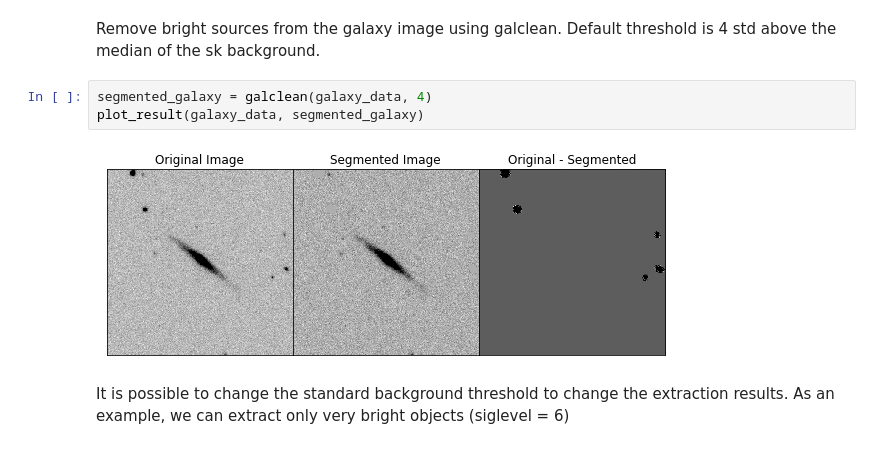
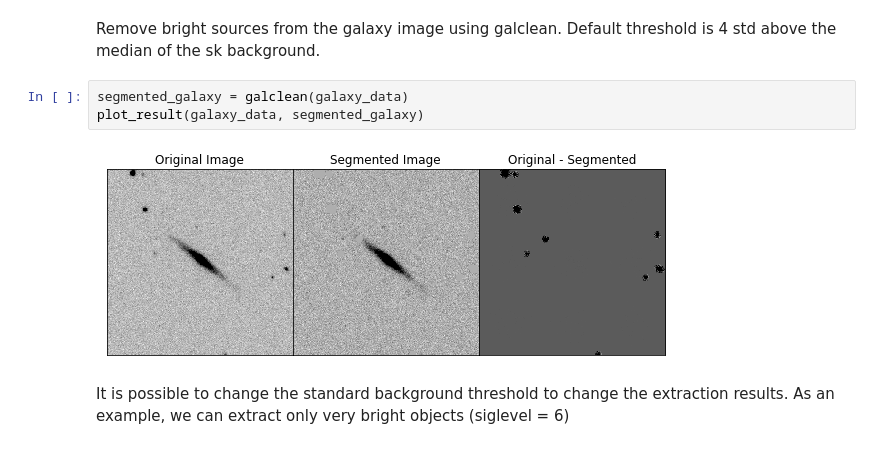
Before and after one commit to astroferreira/galclean, a Jupyter notebook: Galclean Example.ipynb, the cells around one changed output. Cells and saved outputs as stored; diff of their text form.

```diff
--- a/Galclean Example.ipynb
+++ b/Galclean Example.ipynb
@@ -30,10 +30,10 @@ galshow(galaxy_data)
 # %% [markdown]
 Remove bright sources from the galaxy image using galclean. Default threshold is 4 std above the median of the sk background.
 # %%
-segmented_galaxy = galclean(galaxy_data, 4)
+segmented_galaxy = galclean(galaxy_data)
 plot_result(galaxy_data, segmented_galaxy)
 # %% [output]
-[figure, old version]
+[figure, new version]
 # %% [markdown]
 It is possible to change the standard background threshold to change the extraction results. As an example, we can extract only very bright objects (siglevel = 6)
 # %%
```
Also changed, not shown: parts of 1 cell of this notebook.
